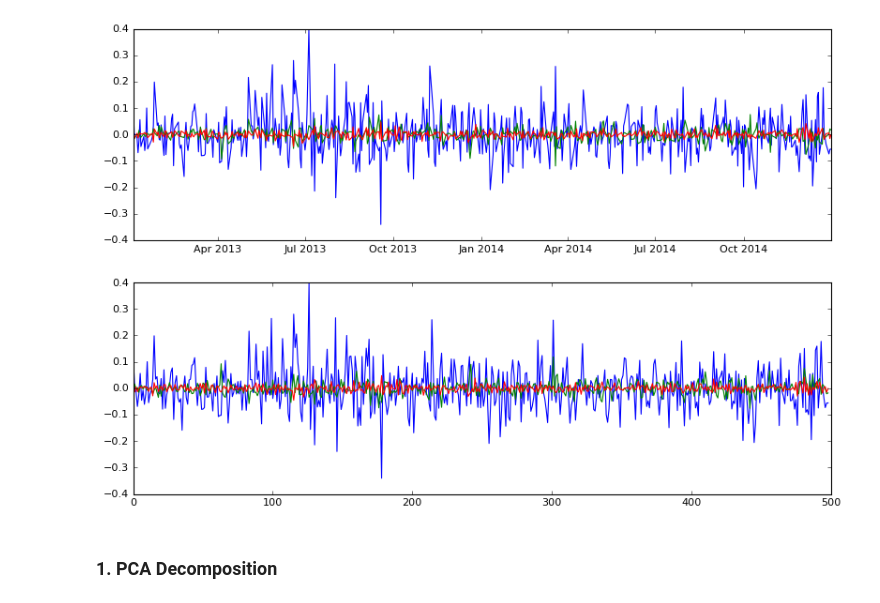
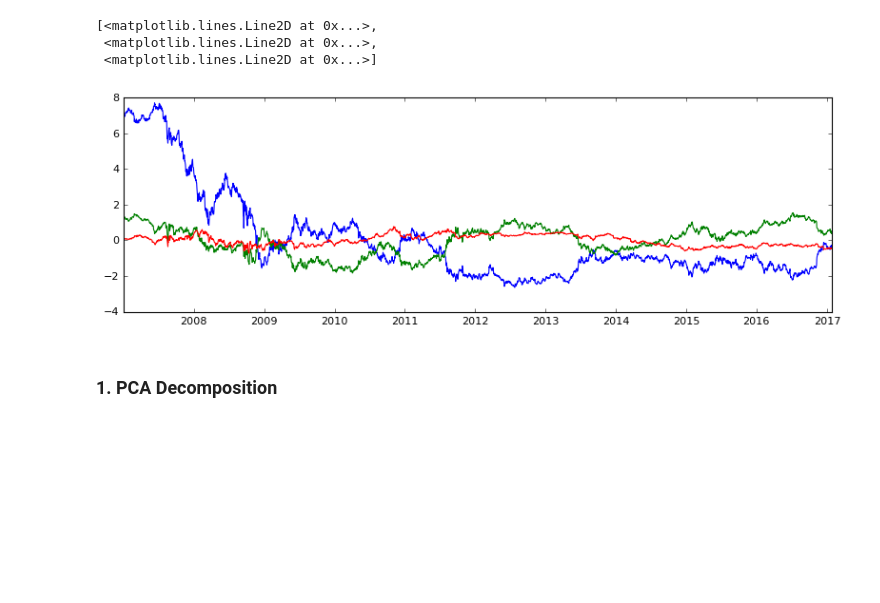
Before and after one commit to hqcsteven0307/Fixed-Income-Quant-Trading, a Jupyter notebook: Fixed Income Quant Trading/HW2_Qichao_Huang.ipynb, the cells around one changed output. Cells and saved outputs as stored; diff of their text form; code cells hidden in the pictures; blank space fills up the shorter version.

```diff
--- a/Fixed Income Quant Trading/HW2_Qichao_Huang.ipynb
+++ b/Fixed Income Quant Trading/HW2_Qichao_Huang.ipynb
@@ -11,6 +11,7 @@ data=data[['3M', '2Y','5Y','7Y','10Y','30Y']]
 # %%
 Sample1=data.loc['2013-01-01':'2014-12-31']
 Sample2=data.loc['2015-01-01':'2016-12-31']
+Sample3=data.loc['2007-01-02':]
 # %%
 def my_pca(data,num):
     data=data-np.mean(data)
@@ -21,18 +22,21 @@ def my_pca(data,num):
 # %%
 #first we test that our method is right
 from sklearn.decomposition import PCA
-dr=Sample1.diff()[1:]
+dr=Sample3#.diff()[1:]
 x,v,pca_f=my_pca(dr,3)
 plt.figure(figsize=(12,8))
 plt.subplot(2,1,1)
 plt.plot(pca_f)
 
-plt.subplot(2,1,2)
-pca=PCA(n_components=3)
-pca_f=pca.fit_transform(dr)
-plt.plot(pca_f);
+# plt.subplot(2,1,2)
+# pca=PCA(n_components=3)
+# pca_f=pca.fit_transform(dr)
+# plt.plot(pca_f);
 # %% [output]
+[<matplotlib.lines.Line2D at 0x...>,
+ <matplotlib.lines.Line2D at 0x...>,
+ <matplotlib.lines.Line2D at 0x...>]
-[figure, old version]
+[figure, new version]
 # %% [markdown]
 ### 1. PCA Decomposition
 # %%
```
Also changed, not shown: parts of 1 cell of this notebook, 23 other files.
